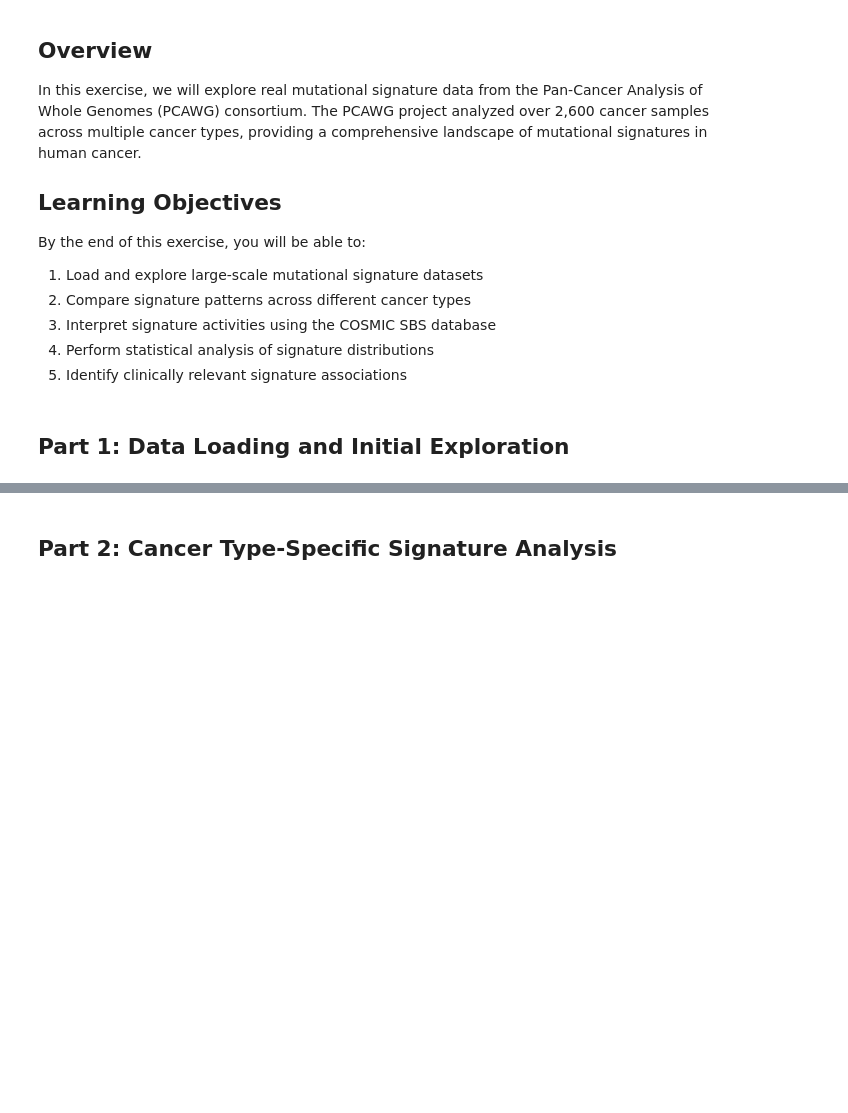
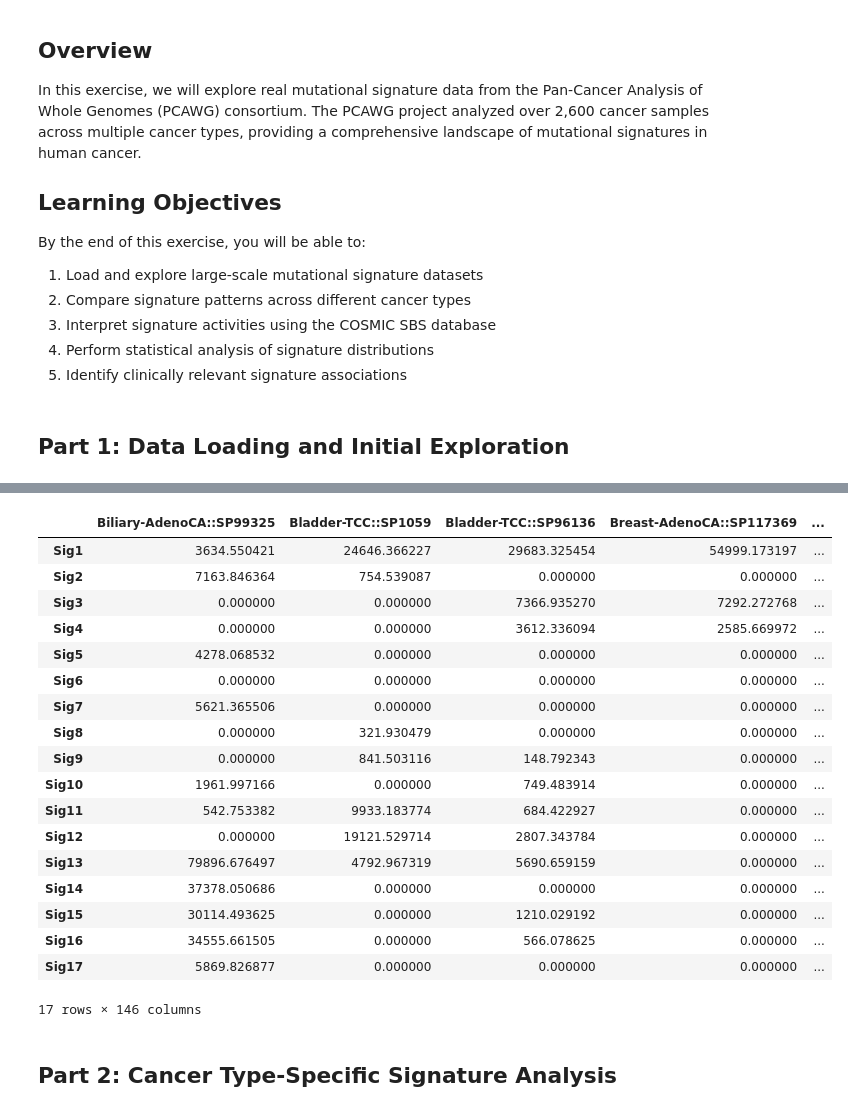
Before and after one commit to andrecossa5/somatic_landscapes, a Jupyter notebook: mutational_signatures/pcawg_analysis.ipynb, the cells around one changed output, grey strips where cells are left out. Drawn from its saved outputs; the diff is of its cells as text; code cells hidden in the pictures; blank space fills up the shorter version.

```diff
--- a/mutational_signatures/pcawg_analysis.ipynb
+++ b/mutational_signatures/pcawg_analysis.ipynb
@@ -45,2 +123,25 @@ plt.rcParams['font.size'] = 10
+# %%
+# Esposure activity
+H
+# %% [output]
+|  | Biliary-AdenoCA::SP99325 | Bladder-TCC::SP1059 | Bladder-TCC::SP96136 | Breast-AdenoCA::SP117369 | ... |
+| Sig1 | 3634.550421 | 24646.366227 | 29683.325454 | 54999.173197 | ... |
+| Sig2 | 7163.846364 | 754.539087 | 0.000000 | 0.000000 | ... |
+| Sig3 | 0.000000 | 0.000000 | 7366.935270 | 7292.272768 | ... |
+| Sig4 | 0.000000 | 0.000000 | 3612.336094 | 2585.669972 | ... |
+| Sig5 | 4278.068532 | 0.000000 | 0.000000 | 0.000000 | ... |
+| Sig6 | 0.000000 | 0.000000 | 0.000000 | 0.000000 | ... |
+| Sig7 | 5621.365506 | 0.000000 | 0.000000 | 0.000000 | ... |
+| Sig8 | 0.000000 | 321.930479 | 0.000000 | 0.000000 | ... |
+| Sig9 | 0.000000 | 841.503116 | 148.792343 | 0.000000 | ... |
+| Sig10 | 1961.997166 | 0.000000 | 749.483914 | 0.000000 | ... |
+| Sig11 | 542.753382 | 9933.183774 | 684.422927 | 0.000000 | ... |
+| Sig12 | 0.000000 | 19121.529714 | 2807.343784 | 0.000000 | ... |
+| Sig13 | 79896.676497 | 4792.967319 | 5690.659159 | 0.000000 | ... |
+| Sig14 | 37378.050686 | 0.000000 | 0.000000 | 0.000000 | ... |
+| Sig15 | 30114.493625 | 0.000000 | 1210.029192 | 0.000000 | ... |
+| Sig16 | 34555.661505 | 0.000000 | 566.078625 | 0.000000 | ... |
+| Sig17 | 5869.826877 | 0.000000 | 0.000000 | 0.000000 | ... |
+17 rows × 146 columns
 # %% [markdown]
 ## Part 2: Cancer Type-Specific Signature Analysis
```
Also changed, not shown: parts of 10 cells of this notebook, 2 other files.
